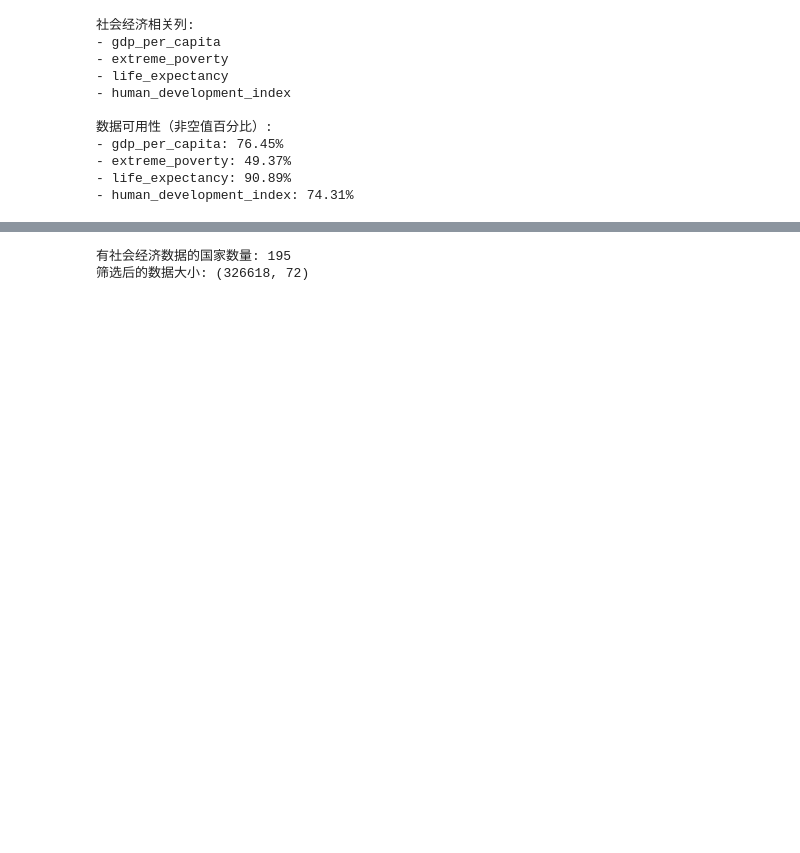
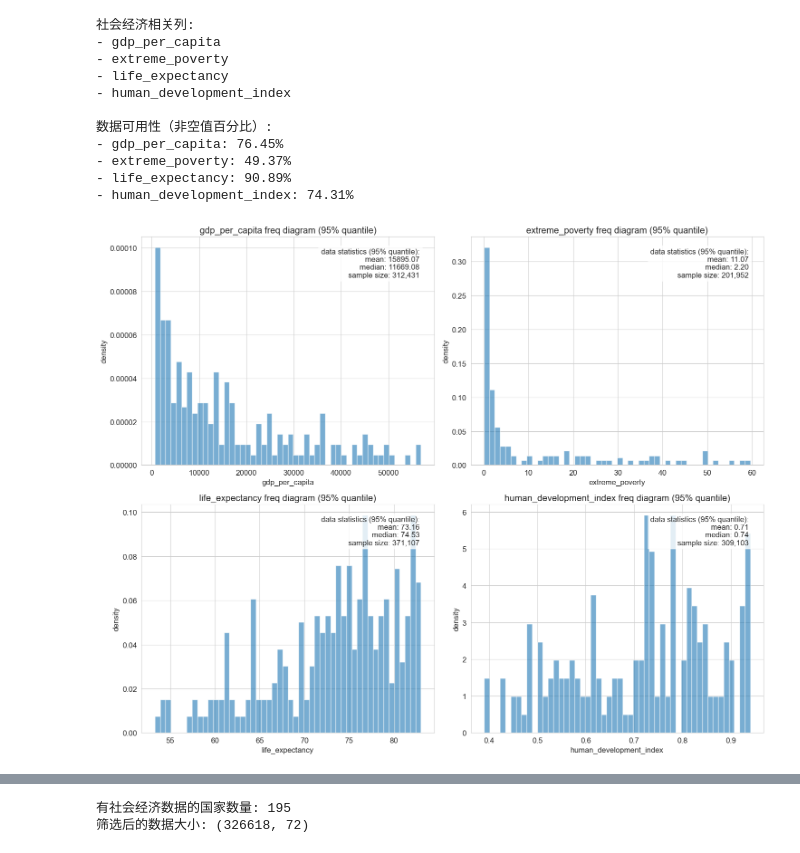
Before and after one commit to bkmashiro/DSP-report, a Jupyter notebook: covid_analysis_4_socioeconomic.ipynb, the cells around one changed output, grey strips where cells are left out. Saved outputs shown, nothing was run; the diff lists cells and outputs as text; code cells hidden in the pictures; blank space fills up the shorter version.

```diff
--- a/covid_analysis_4_socioeconomic.ipynb
+++ b/covid_analysis_4_socioeconomic.ipynb
@@ -87,3 +87,8 @@ for col in socio_columns:
 - extreme_poverty: 49.37%
 - life_expectancy: 90.89%
 - human_development_index: 74.31%
+# %%
+plot_frequency_distribution(
+    df_clean, [*socio_columns])
+# %% [output]
+[figure, added]
```
Also changed, not shown: parts of 27 cells of this notebook, 38 other files.
